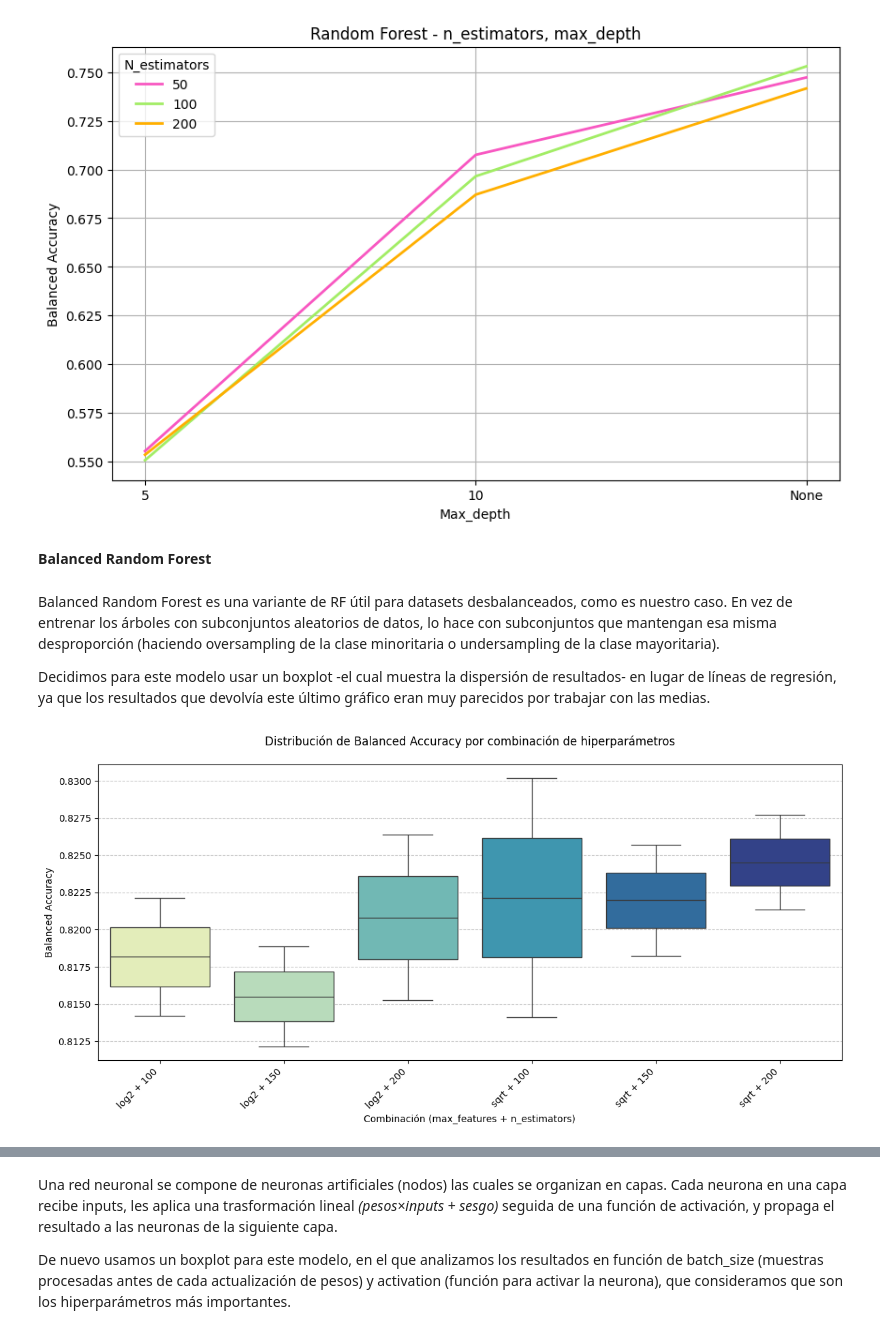
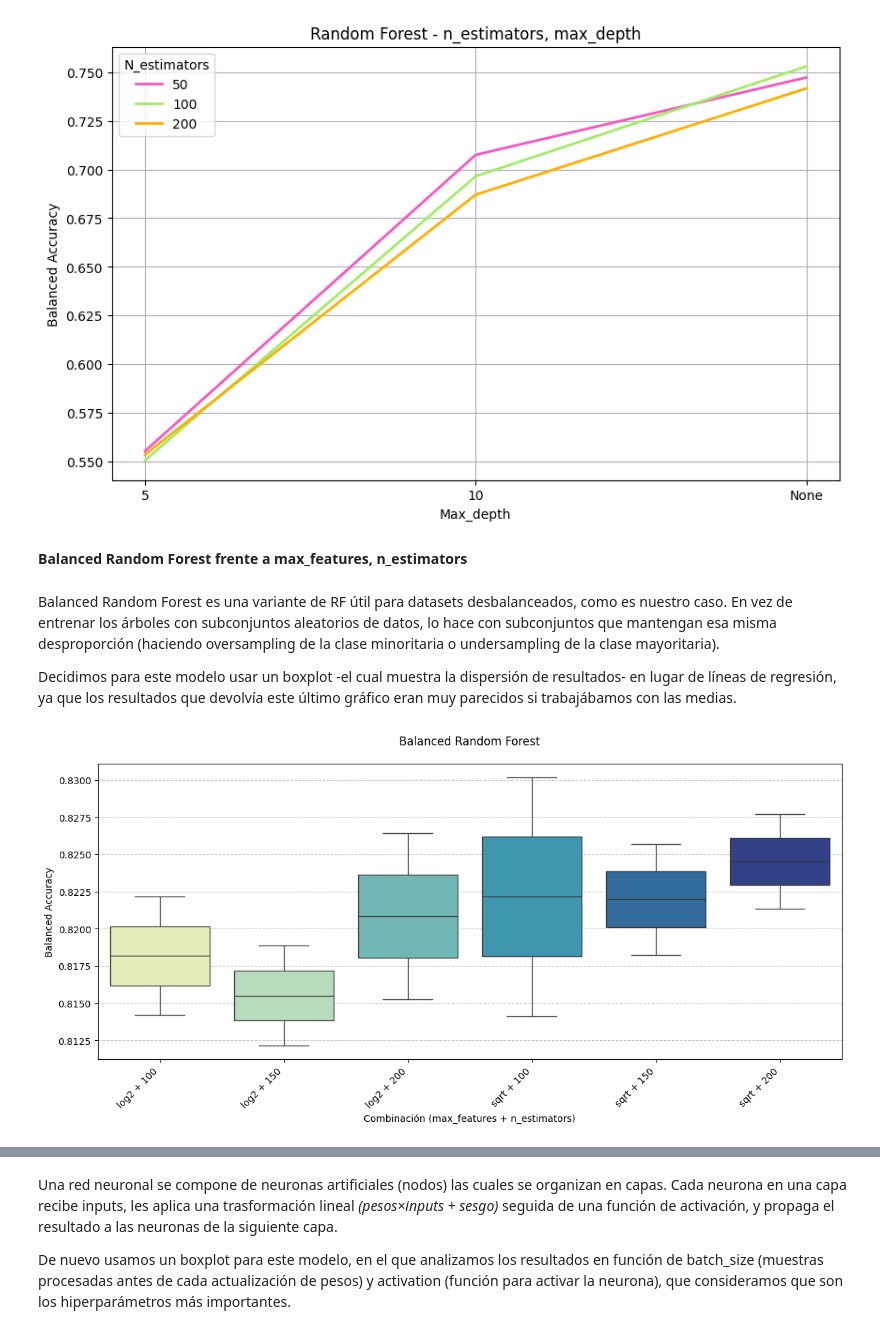
Before and after one commit to kevinMGII/Grupo7-Practica1, a Jupyter notebook: Grupo7_Practica1.ipynb, the cells around one changed output, grey strips where cells are left out. Saved outputs shown, nothing was run; the diff lists cells and outputs as text; code cells hidden in the pictures.

```diff
--- a/Grupo7_Practica1.ipynb
+++ b/Grupo7_Practica1.ipynb
@@ -436,6 +473,7 @@ Hasta ahora hemos tomado KNN como referencia. En este otro apartado, sin embargo
 - KNN con hiperparámetros por omisión
 # %%
 pipeline_knn = Pipeline([                                                       # Creacion del Pipeline: Imputer: mean | Scaler: standard | KNN
+    ('preprocessor', preprocesador),                                            # Aplicamos el preprocesador
     ('imputer', SimpleImputer(strategy="median")),                              # Imputación de valores faltantes con la media
     ('scaler', RobustScaler()),                                                 # Escalado mediante StandardScaler
     ('knn', KNeighborsClassifier())                                             # Clasificador K-Nearest Neighbors (KNN). Por defecto, n_neigbors = 5
@@ -455,6 +493,7 @@ resultados_knn_df
 - Árbol de decisión con hiperparámetros por omisión
 # %%
 pipeline_dt = Pipeline([
+    ('preprocessor', preprocesador),                                            # Aplicamos el preprocesador
     ('imputer', SimpleImputer(strategy="median")),                              # Manejo de valores faltantes con la media
     ('scaler', RobustScaler()),                                                 # Estandarización de datos
     ('dt', DecisionTreeClassifier(random_state=NIA))                            # Árbol de decisión con pesos balanceados
@@ -474,6 +513,7 @@ resultados_dt_df
 * Random Forest Classifier con hiperparámetros por omisión
 # %%
 pipeline_rf = Pipeline([
+    ('preprocessor', preprocesador),                                            # Aplicamos el preprocesador
     ('imputer', SimpleImputer(strategy="median")),                              # Manejo de valores faltantes con la media
     ('scaler', RobustScaler()),                                                 # Estandarización de datos
     ('rf', RandomForestClassifier(random_state=NIA))                            # Árbol de decisión con pesos balanceados
@@ -493,6 +533,7 @@ resultados_rf_df
 * Balanced Random Forest con hiperparámetros por omisión (Extra)
 # %%
 pipeline_brf = Pipeline([
+    ('preprocessor', preprocesador),                                            # Aplicamos el preprocesador
     ('imputer', SimpleImputer(strategy="median")),                              # Manejo de valores faltantes con la media
     ('scaler', RobustScaler()),                                                 # Estandarización de datos
     ('brf', BalancedRandomForestClassifier(random_state=NIA))                   # Árbol de decisión con pesos balanceados
@@ -813,38 +876,38 @@ plt.show()
 # %% [output]
 [figure]
 # %% [markdown]
-**Balanced Random Forest**
+**Balanced Random Forest frente a max_features, n_estimators**
 # %% [markdown]
 Balanced Random Forest es una variante de RF útil para datasets desbalanceados, como es nuestro caso. En vez de entrenar los árboles con subconjuntos aleatorios de datos, lo hace con subconjuntos que mantengan esa misma desproporción (haciendo oversampling de la clase minoritaria o undersampling de la clase mayoritaria).
 
-Decidimos para este modelo usar un boxplot -el cual muestra la dispersión de resultados- en lugar de líneas de regresión, ya que los resultados que devolvía este último gráfico eran muy parecidos por trabajar con las medias.
+Decidimos para este modelo usar un boxplot -el cual muestra la dispersión de resultados- en lugar de líneas de regresión, ya que los resultados que devolvía este último gráfico eran muy parecidos si trabajábamos con las medias.
 # %%
 resultados = pd.DataFrame(gs_brf.cv_results_)                                      # Pasamos los resultados del GridSearchCV a un DataFrame
 
 resultados['param_brf__n_estimators'] = resultados['param_brf__n_estimators'].astype(int)  # Cambiamos el número de árboles a entero
 resultados['param_brf__max_features'] = resultados['param_brf__max_features'].astype(str)  # Cambiamos max_features a string
 
 resultados['combinacion_hiperparams'] = resultados['param_brf__max_features'] + " + " + resultados['param_brf__n_estimators'].astype(str)  # Unimos max_features y n_estimators
 
 resultados = resultados.sort_values(by=['param_brf__max_features', 'param_brf__n_estimators'])   # Ordenamos el DataFrame por los dos hiperparámetros
 
 plt.figure(figsize=(12, 6))                                                     # Configuramos el tamaño del gráfico
 sns.boxplot(                                                                    # Gráfico de líneas
     data=resultados,                                                            # Usamos el DataFrame con los resultados del GridSearchCV
     x='combinacion_hiperparams',                                                # Eje X: combinacion de hiperparams
     y='mean_test_score',                                                        # Eje Y: puntuacion media
     hue='combinacion_hiperparams',                                              # Sin esto antes daba warning
     palette="YlGnBu",                                                           # Colores estándar
     legend=False                                                                # Ocultamos la leyenda
 )
 
-plt.title('Distribución de Balanced Accuracy por combinación de hiperparámetros', pad=20)    # Título del gráfico
+plt.title('Balanced Random Forest', pad=20)    # Título del gráfico
 plt.xlabel('Combinación (max_features + n_estimators)')                                      # Etiqueta del eje X
 plt.ylabel('Balanced Accuracy')                                                              # Etiqueta del eje X
 plt.xticks(rotation=45, ha='right')                                                          # Rotamos para que se vea mejor
 plt.grid(axis='y', linestyle='--', alpha=0.7)                                                # Cuadrícula personalizada para verlo mejor
 plt.tight_layout()                                                                           # Ajustamos para que no se hagan recortes
 plt.show()                                                                                   # Mostramos el gráfico por pantalla
 # %% [output]
-[figure, old version]
+[figure, new version]
 # %% [markdown]
```
Also changed, not shown: parts of 77 cells of this notebook.
